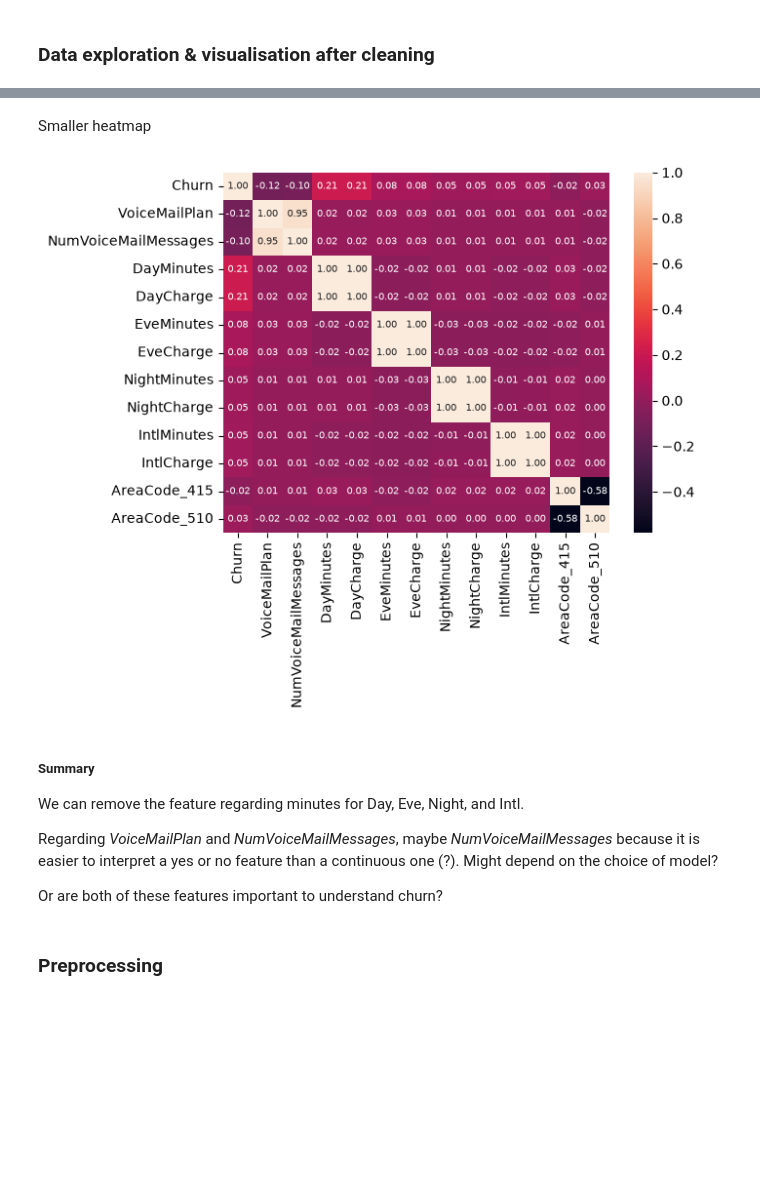
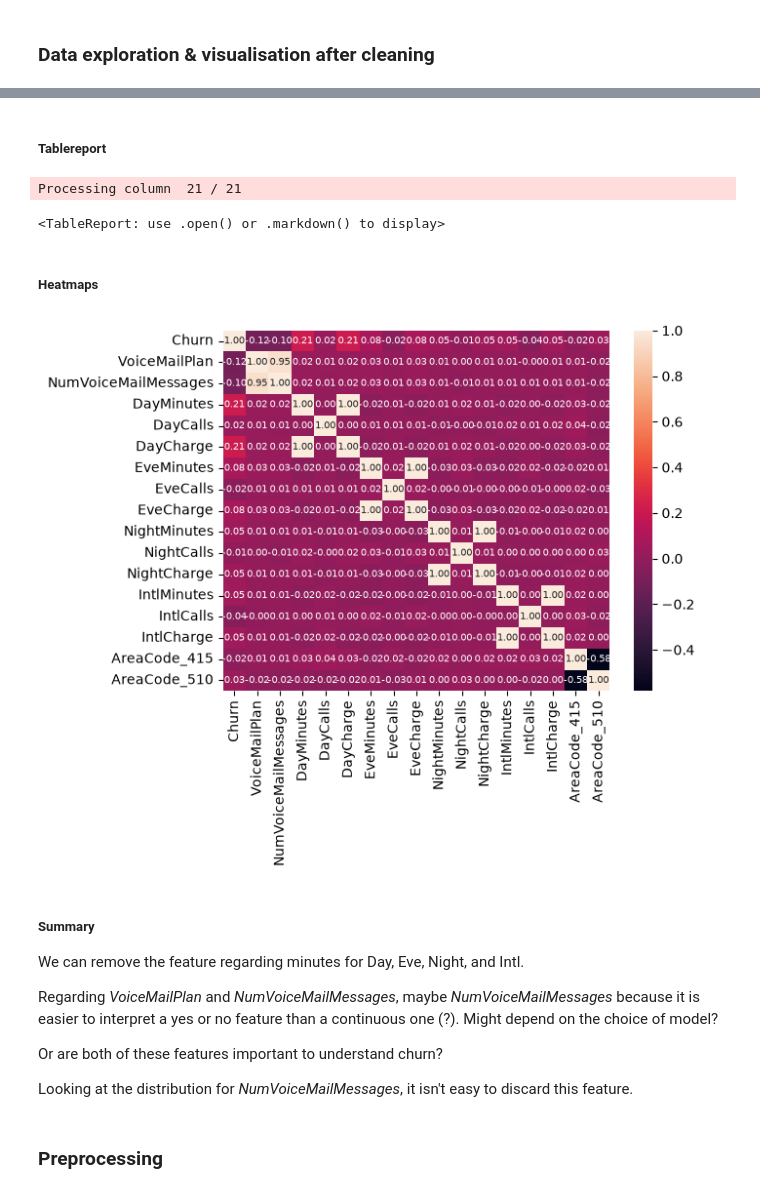
Before and after one commit to vinimsc/dat200-ca4, a Jupyter notebook: ca4_stig.ipynb, the cells around one changed output, grey strips where cells are left out. Drawn from its saved outputs; the diff is of its cells as text; code cells hidden in the pictures; blank space fills up the shorter version.

```diff
--- a/ca4_stig.ipynb
+++ b/ca4_stig.ipynb
@@ -265,7 +266,6 @@ df[['InternationalPlan', 'VoiceMailPlan']] = df[['InternationalPlan', 'VoiceMail
 
 df = df.astype(
     {
-        'State': 'category',
         'InternationalPlan': 'bool',
         'VoiceMailPlan': 'bool',
         'Churn': 'bool'
@@ -310,33 +296,48 @@ plt.show()
+# %% [markdown]
+##### Tablereport
+# %%
+TableReport(
+    df,
+    plot_distributions=True,
+    compute_associations=True
+)
+# %% [output]
+Processing column  21 / 21
+<TableReport: use .open() or .markdown() to display>
 # %% [markdown]
-Smaller heatmap
+##### Heatmaps
 # %%
 selected_features = [
     'Churn',
     'VoiceMailPlan',
     'NumVoiceMailMessages',
     'DayMinutes',
+    'DayCalls',
     'DayCharge',
     'EveMinutes',
+    'EveCalls',
     'EveCharge',
     'NightMinutes',
+    'NightCalls',
     'NightCharge',
     'IntlMinutes',
+    'IntlCalls',
     'IntlCharge',
     'AreaCode_415',
     'AreaCode_510'
 ]
 
 sns.heatmap(
     df[selected_features].corr(),
     annot=True,
     fmt=".2f",
     annot_kws={
         'size': 7,
     }
 )
 plt.show()
 # %% [output]
-[figure, old version]
+[figure, new version]
 # %% [markdown]
 ##### Summary
 
@@ -345,6 +346,8 @@ We can remove the feature regarding minutes for Day, Eve, Night, and Intl.
 Regarding *VoiceMailPlan* and *NumVoiceMailMessages*, maybe *NumVoiceMailMessages* because it is easier to interpret a yes or no feature than a continuous one (?). Might depend on the choice of model?
 
 Or are both of these features important to understand churn?
+
+Looking at the distribution for *NumVoiceMailMessages*, it isn't easy to discard this feature.
 # %% [markdown]
 ### Preprocessing
 # %%
```
Also changed, not shown: parts of 42 cells of this notebook.
